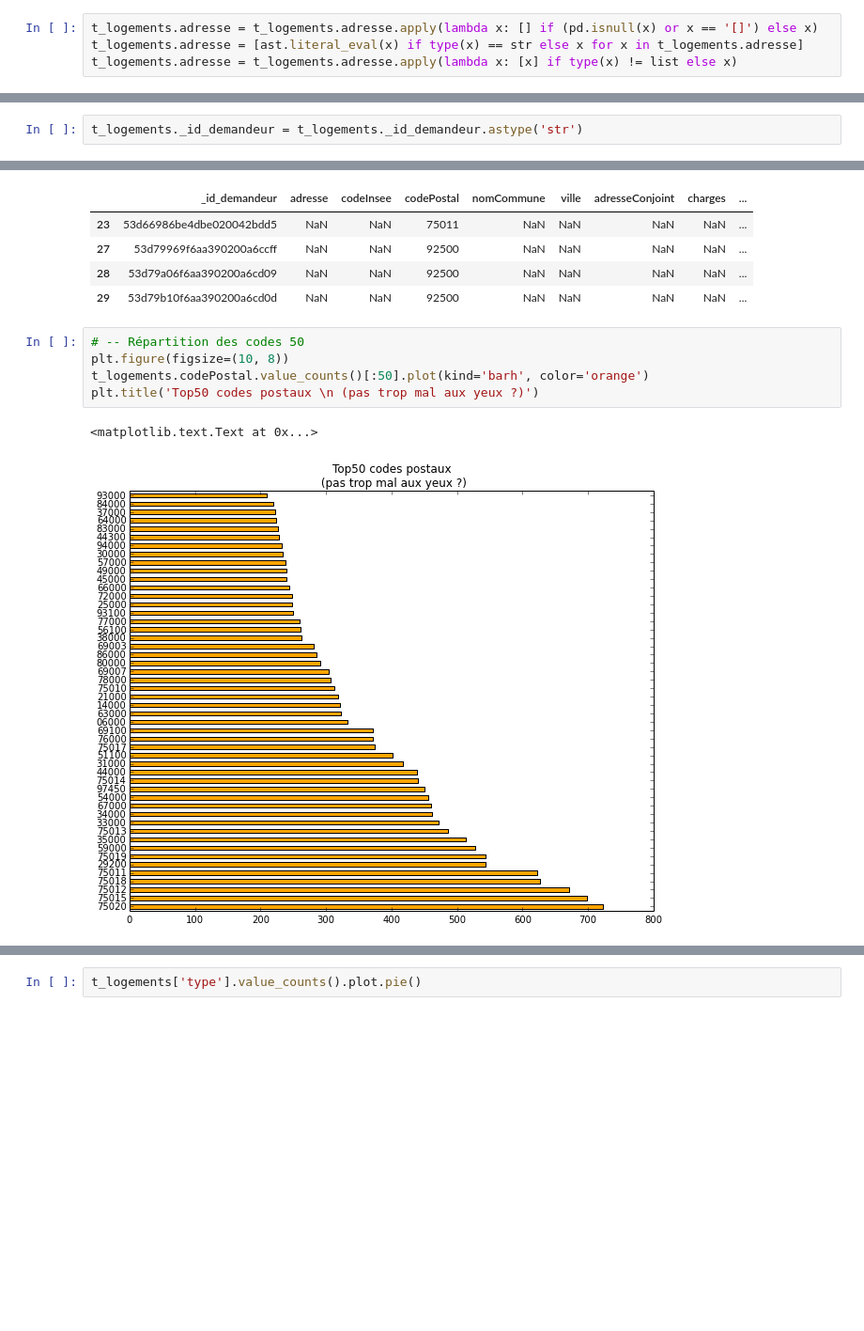
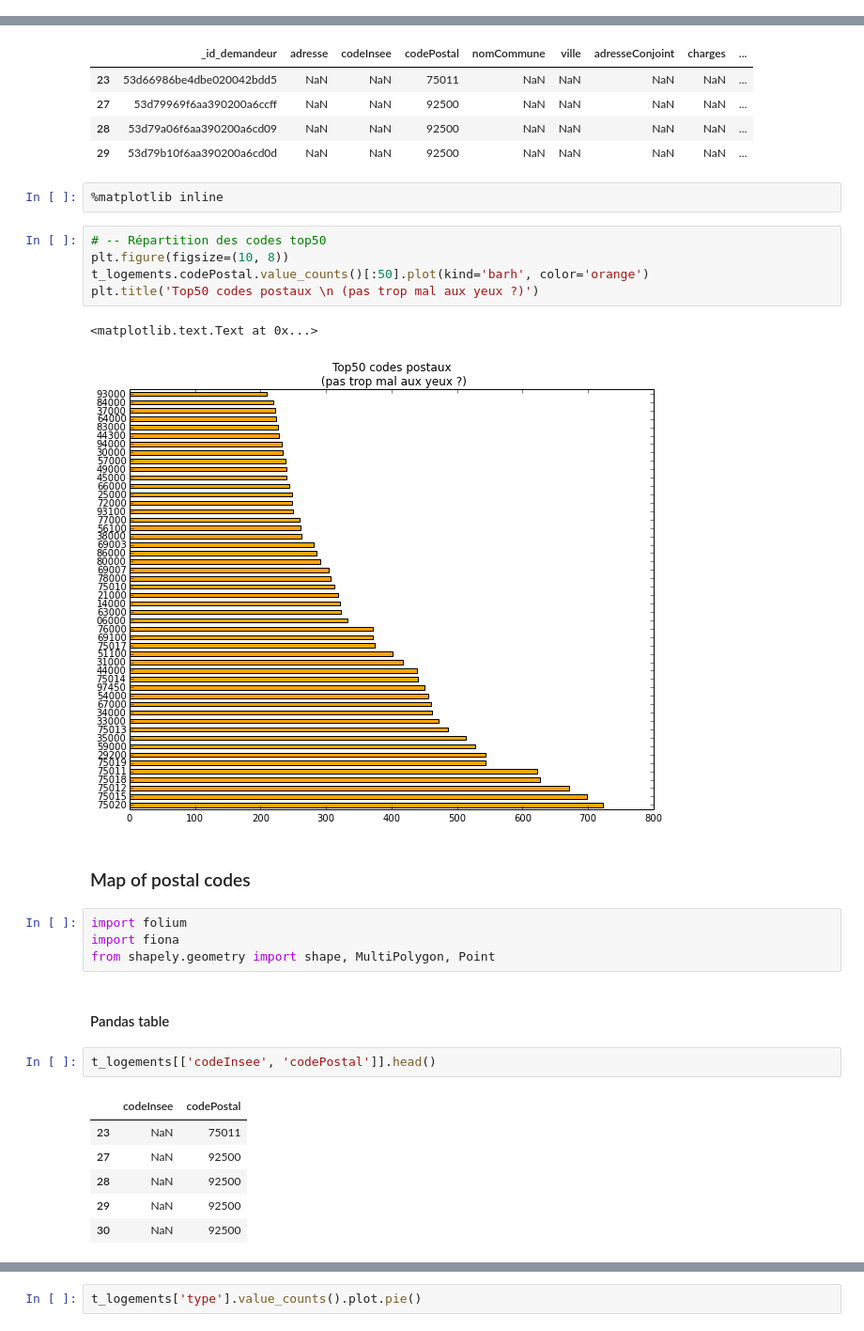
Before and after one commit to betagouv/mes-aides-analytics, a Jupyter notebook: python/stats_descr.ipynb, the cells around one changed output, grey strips where cells are left out. Shown at 94% size. Cells and saved outputs as stored; diff of their text form; blank space fills up the shorter version.

```diff
--- a/python/stats_descr.ipynb
+++ b/python/stats_descr.ipynb
@@ -418,7 +423,3 @@ plt.title('(Sans le top2) ! type de ressources par individu')
 [figure]
 # %% [markdown]
 # Répartition des codes postaux
-# %%
-t_logements.adresse = t_logements.adresse.apply(lambda x: [] if (pd.isnull(x) or x == '[]') else x)
-t_logements.adresse = [ast.literal_eval(x) if type(x) == str else x for x in t_logements.adresse]
-t_logements.adresse = t_logements.adresse.apply(lambda x: [x] if type(x) != list else x)
@@ -427,5 +426,3 @@ del t_logements['Unnamed: 0']
-# %%
-t_logements._id_demandeur = t_logements._id_demandeur.astype('str')
 # %%
 t_logements.head(2)
 # %% [output]
@@ -462,11 +471,30 @@ t_logements.head(4)
 | 27 | 53d79969f6aa390200a6ccff | NaN | NaN | 92500 | NaN | NaN | NaN | NaN | ... |
 | 28 | 53d79a06f6aa390200a6cd09 | NaN | NaN | 92500 | NaN | NaN | NaN | NaN | ... |
 | 29 | 53d79b10f6aa390200a6cd0d | NaN | NaN | 92500 | NaN | NaN | NaN | NaN | ... |
+# %%
+%matplotlib inline
 # %%
-# -- Répartition des codes 50
+# -- Répartition des codes top50
 plt.figure(figsize=(10, 8))
 t_logements.codePostal.value_counts()[:50].plot(kind='barh', color='orange')
 plt.title('Top50 codes postaux \n (pas trop mal aux yeux ?)')
 # %% [output]
 <matplotlib.text.Text at 0x...>
 [figure]
+# %% [markdown]
+### Map of postal codes
+# %%
+import folium
+import fiona
+from shapely.geometry import shape, MultiPolygon, Point
+# %% [markdown]
+#### Pandas table
+# %%
+t_logements[['codeInsee', 'codePostal']].head()
+# %% [output]
+|  | codeInsee | codePostal |
+| 23 | NaN | 75011 |
+| 27 | NaN | 92500 |
+| 28 | NaN | 92500 |
+| 29 | NaN | 92500 |
+| 30 | NaN | 92500 |
```
Also changed, not shown: parts of 57 cells of this notebook.
